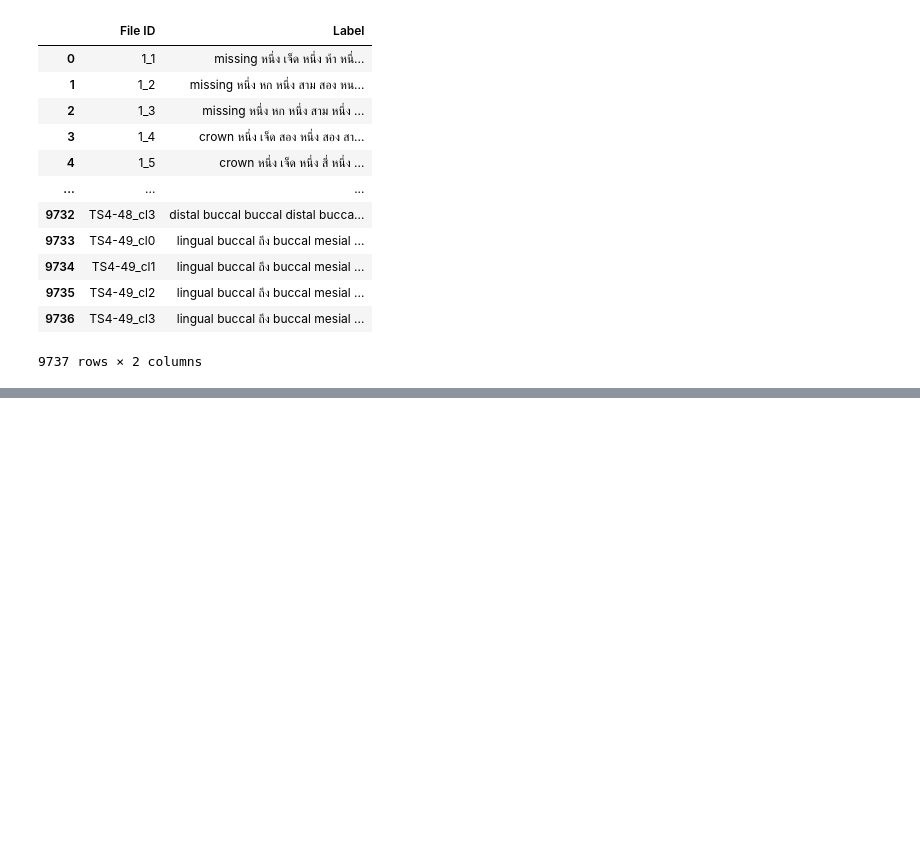
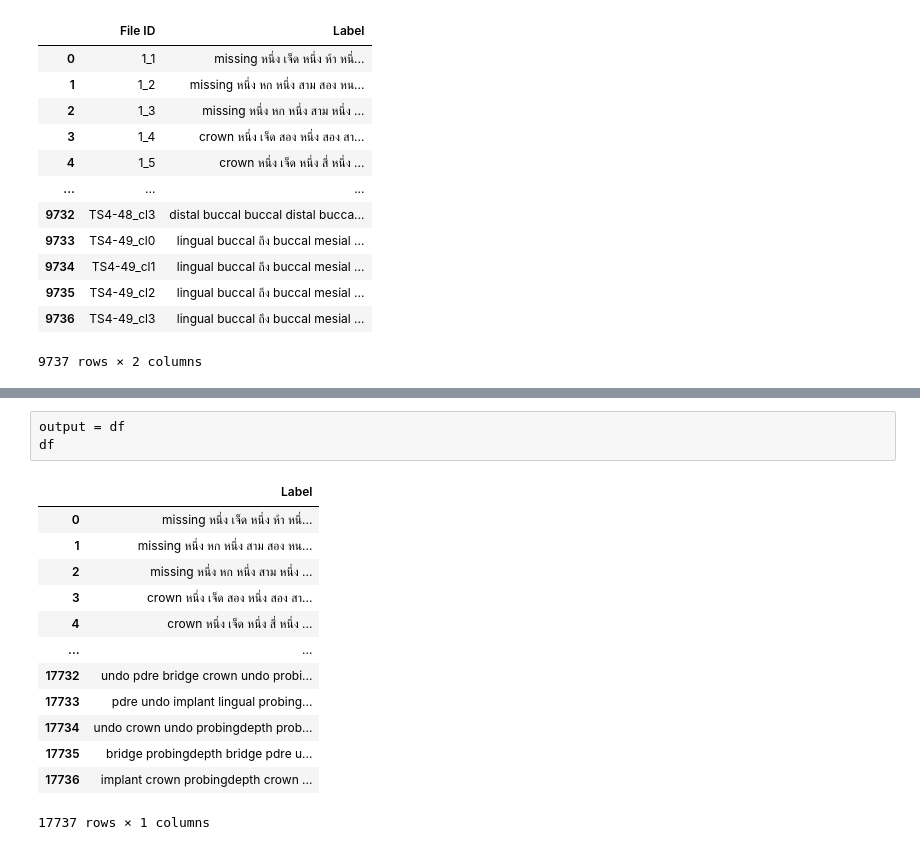
Before and after one commit to gotnps/retune, a Jupyter notebook: dent/generateLmData.ipynb, the cells around one changed output, grey strips where cells are left out. Drawn from its saved outputs; the diff is of its cells as text; blank space fills up the shorter version.

```diff
--- a/dent/generateLmData.ipynb
+++ b/dent/generateLmData.ipynb
@@ -85,0 +278,17 @@ df
+# %%
+output = df
+df
+# %% [output]
+|  | Label |
+| 0 | missing หนึ่ง เจ็ด หนึ่ง ห้า หนึ่... |
+| 1 | missing หนึ่ง หก หนึ่ง สาม สอง หน... |
+| 2 | missing หนึ่ง หก หนึ่ง สาม หนึ่ง ... |
+| 3 | crown หนึ่ง เจ็ด สอง หนึ่ง สอง สา... |
+| 4 | crown หนึ่ง เจ็ด หนึ่ง สี่ หนึ่ง ... |
+| ... | ... |
+| 17732 | undo pdre bridge crown undo probi... |
+| 17733 | pdre undo implant lingual probing... |
+| 17734 | undo crown undo probingdepth prob... |
+| 17735 | bridge probingdepth bridge pdre u... |
+| 17736 | implant crown probingdepth crown ... |
+17737 rows × 1 columns
```
Also changed, not shown: parts of 19 cells of this notebook, 2 other files.
